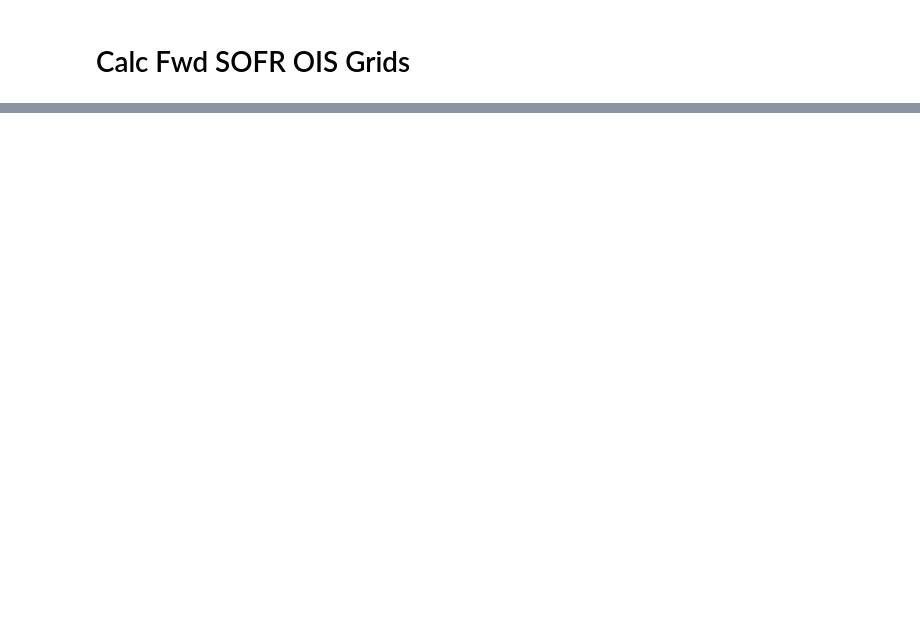
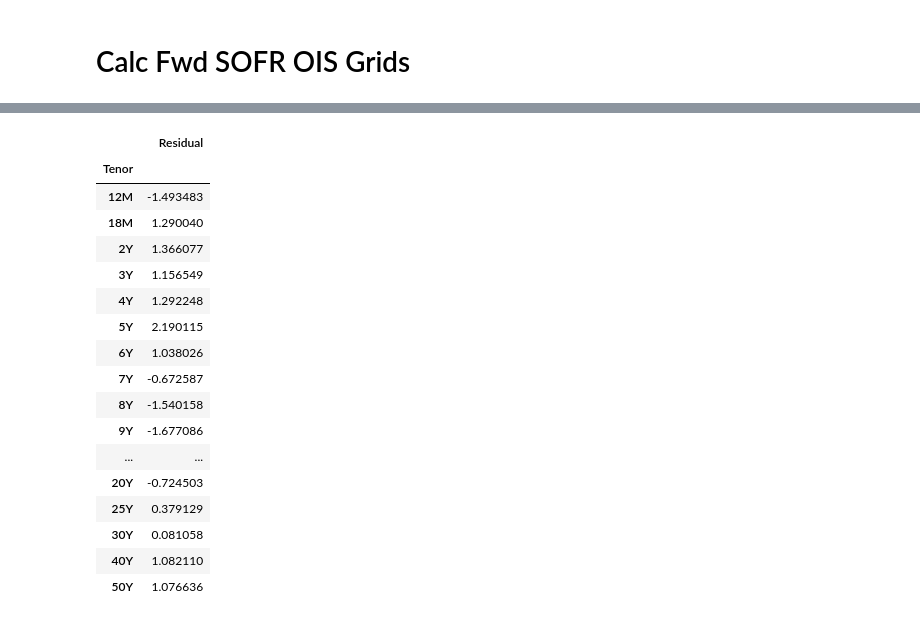
Before and after one commit to pfin/Curvy-CUSIPs, a Jupyter notebook: notebooks/swaps_rv.ipynb, the cells around one changed output, grey strips where cells are left out. Cells and saved outputs as stored; diff of their text form; code cells hidden in the pictures; blank space fills up the shorter version.

```diff
--- a/notebooks/swaps_rv.ipynb
+++ b/notebooks/swaps_rv.ipynb
@@ -60,7 +57,7 @@ usts = USTs(
 # %% [markdown]
 # Calc Fwd SOFR OIS Grids
 # %%
-start_date = datetime(2019, 1, 1)
+start_date = datetime(2018, 1, 1)
 end_date = datetime(2024, 12, 24)
 bdates = pd.date_range(start=start_date, end=end_date, freq=CustomBusinessDay(calendar=USFederalHolidayCalendar()))
 # %%
@@ -114 +100,24 @@ df.style.background_gradient(cmap="RdYlGn", axis=0)
+# %%
+p = pca_results["rolling_pca_results_per_fwd"]["Spot"][datetime(2024, 12, 12)]
+# %%
+p["rich_cheap_zscore_anchor"]
+# %% [output]
+|  | Residual |
+| Tenor |  |
+| 12M | -1.493483 |
+| 18M | 1.290040 |
+| 2Y | 1.366077 |
+| 3Y | 1.156549 |
+| 4Y | 1.292248 |
+| 5Y | 2.190115 |
+| 6Y | 1.038026 |
+| 7Y | -0.672587 |
+| 8Y | -1.540158 |
+| 9Y | -1.677086 |
+| ... | ... |
+| 20Y | -0.724503 |
+| 25Y | 0.379129 |
+| 30Y | 0.081058 |
+| 40Y | 1.082110 |
+| 50Y | 1.076636 |
 # %%
```
Also changed, not shown: parts of 7 cells of this notebook, 3 other files.
